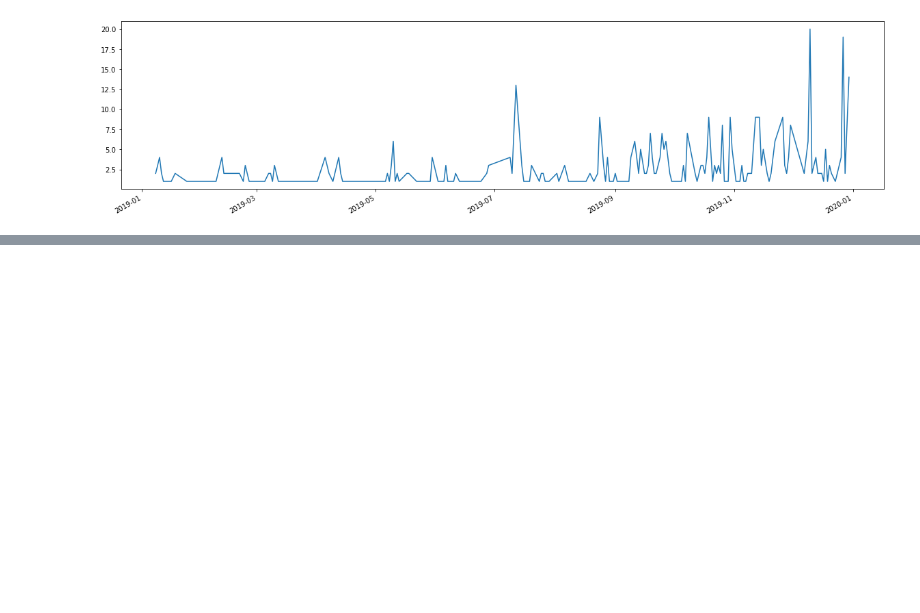
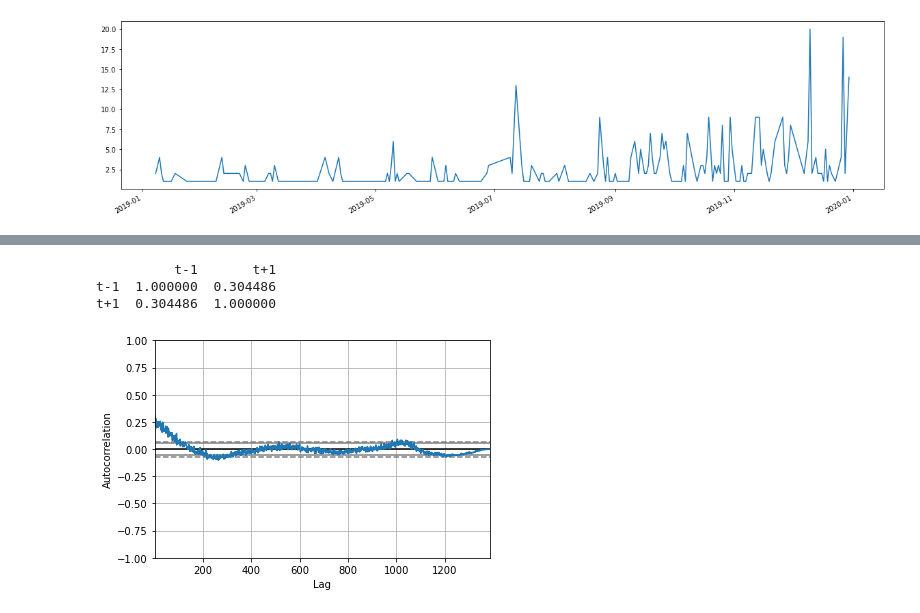
Before and after one commit to JuanImbachi/PDG, a Jupyter notebook: data_analytics/Exploración datos Buga.ipynb, the cells around one changed output, grey strips where cells are left out. Cells and saved outputs as stored; diff of their text form; code cells hidden in the pictures; blank space fills up the shorter version.

```diff
--- a/data_analytics/Exploración datos Buga.ipynb
+++ b/data_analytics/Exploración datos Buga.ipynb
@@ -720,0 +722,15 @@ RMSE: 1.414863
+# %%
+values = DataFrame(data.values)
+dataframe = concat([values.shift(1), values], axis=1)
+dataframe.columns = ['t-1', 't+1']
+result = dataframe.corr()
+print(result)
+# %% [output]
+          t-1       t+1
+t-1  1.000000  0.304486
+t+1  0.304486  1.000000
+# %%
+autocorrelation_plot(data)
+plt.show()
+# %% [output]
+[figure, added]
```
Also changed, not shown: parts of 38 cells of this notebook.
